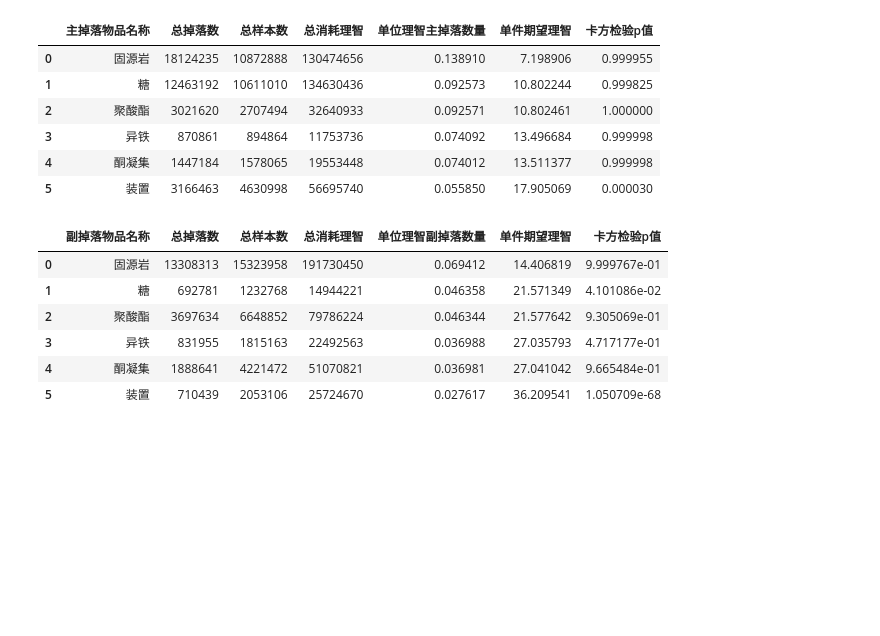
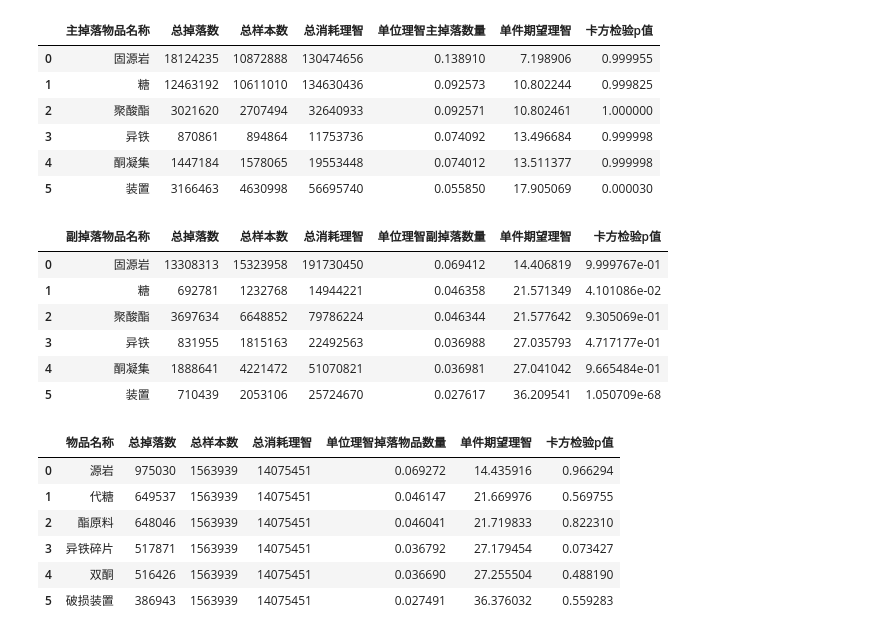
Before and after one commit to BiologyHazard/Arknights-SideStory-drop-rate, a Jupyter notebook: test.ipynb, the cells around one changed output. Drawn from its saved outputs; the diff is of its cells as text; code cells hidden in the pictures; blank space fills up the shorter version.

```diff
--- a/test.ipynb
+++ b/test.ipynb
@@ -42,15 +29,3 @@ with open("zones.json", "r", encoding="utf-8") as f:
-# %%
-# 保存数据
-
-import json
-with open("items.json", "w", encoding="utf-8") as f:
-    json.dump(item_data, f, ensure_ascii=False)
-with open("matrix.json", "w", encoding="utf-8") as f:
-    json.dump(matrix_data, f, ensure_ascii=False)
-with open("stages.json", "w", encoding="utf-8") as f:
-    json.dump(stage_data, f, ensure_ascii=False)
-with open("zones.json", "w", encoding="utf-8") as f:
-    json.dump(zone_data, f, ensure_ascii=False)
 # %%
 item_dict = {item_info["itemId"]: item_info for item_info in item_data}
 stage_dict = {stage_info["stageId"]: stage_info for stage_info in stage_data}
@@ -96,7 +71,7 @@ TIMEZONE_OFFSET_HOURS_DICT = {
 
 
 def get_timezone(server):
-    return timezone(timedelta(hours=TIMEZONE_OFFSET_HOURS_DICT[server]))
+    return timezone(timedelta(hours=TIMEZONE_OFFSET_HOURS_DICT[server.upper()]))
 
 
 def get_stage_type(stage_id):
@@ -431,3 +403,36 @@ for stage_id, drop_info in stage_drop_info.items():
 
 df = pd.DataFrame.from_records(records)
 df.to_csv("掉白材料的活动.csv")
+# %%
+# 掉白材料的活动
+
+item_names = ["源岩", "代糖", "酯原料", "异铁碎片", "双酮", "破损装置"]
+records = []
+df = df.loc[df["样本数"] > 50000]
+for item_name in item_names:
+    总掉落数 = df[f"{item_name}掉落数"].sum()
+    总样本数 = df["样本数"].sum()
+    总消耗理智 = (df["样本数"] * df["作战理智消耗"]).sum()
+    单位理智掉落物品数量 = 总掉落数 / 总消耗理智
+    单件期望理智 = 1 / 单位理智掉落物品数量
+    chi2, p_value = chi2_test(df["作战理智消耗"], df[f"{item_name}掉落数"], df["样本数"])
+    records.append({
+        "物品名称": item_name,
+        "总掉落数": 总掉落数,
+        "总样本数": 总样本数,
+        "总消耗理智": 总消耗理智,
+        "单位理智掉落物品数量": 单位理智掉落物品数量,
+        "单件期望理智": 单件期望理智,
+        "卡方检验p值": p_value,
+    })
+
+df_material = pd.DataFrame.from_records(records)
+df_material
+# %% [output]
+|  | 物品名称 | 总掉落数 | 总样本数 | 总消耗理智 | 单位理智掉落物品数量 | 单件期望理智 | 卡方检验p值 |
+| 0 | 源岩 | 975030 | 1563939 | 14075451 | 0.069272 | 14.435916 | 0.966294 |
+| 1 | 代糖 | 649537 | 1563939 | 14075451 | 0.046147 | 21.669976 | 0.569755 |
+| 2 | 酯原料 | 648046 | 1563939 | 14075451 | 0.046041 | 21.719833 | 0.822310 |
+| 3 | 异铁碎片 | 517871 | 1563939 | 14075451 | 0.036792 | 27.179454 | 0.073427 |
+| 4 | 双酮 | 516426 | 1563939 | 14075451 | 0.036690 | 27.255504 | 0.488190 |
+| 5 | 破损装置 | 386943 | 1563939 | 14075451 | 0.027491 | 36.376032 | 0.559283 |
```
Also changed, not shown: parts of 9 cells of this notebook, 6 other files.
